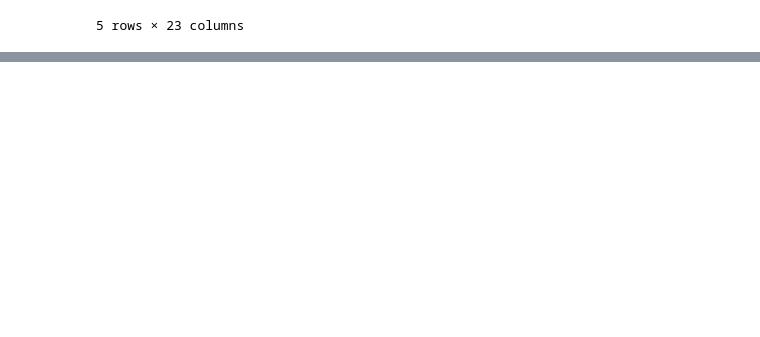
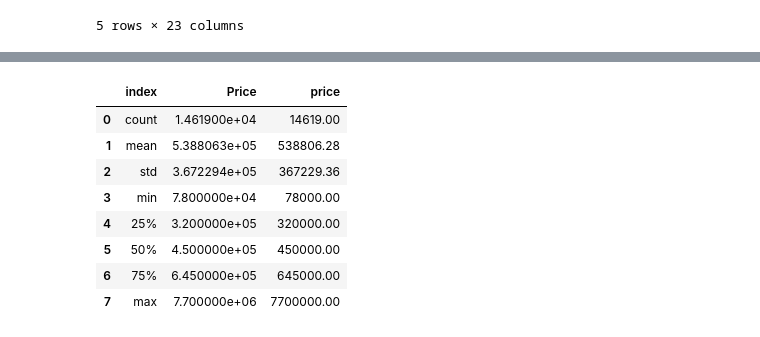
Before and after one commit to chaudharijay/House-Price-Predictions, a Jupyter notebook: model.ipynb, the cells around one changed output, grey strips where cells are left out. Saved outputs shown, nothing was run; the diff lists cells and outputs as text; code cells hidden in the pictures; blank space fills up the shorter version.

```diff
--- a/model.ipynb
+++ b/model.ipynb
@@ -39,0 +73,14 @@ df.head()
+# %%
+stats = df['Price'].describe().reset_index()
+stats['price'] = round(stats['Price'],2)
+stats
+# %% [output]
+|  | index | Price | price |
+| 0 | count | 1.461900e+04 | 14619.00 |
+| 1 | mean | 5.388063e+05 | 538806.28 |
+| 2 | std | 3.672294e+05 | 367229.36 |
+| 3 | min | 7.800000e+04 | 78000.00 |
+| 4 | 25% | 3.200000e+05 | 320000.00 |
+| 5 | 50% | 4.500000e+05 | 450000.00 |
+| 6 | 75% | 6.450000e+05 | 645000.00 |
+| 7 | max | 7.700000e+06 | 7700000.00 |
```
Also changed, not shown: parts of 10 cells of this notebook.
